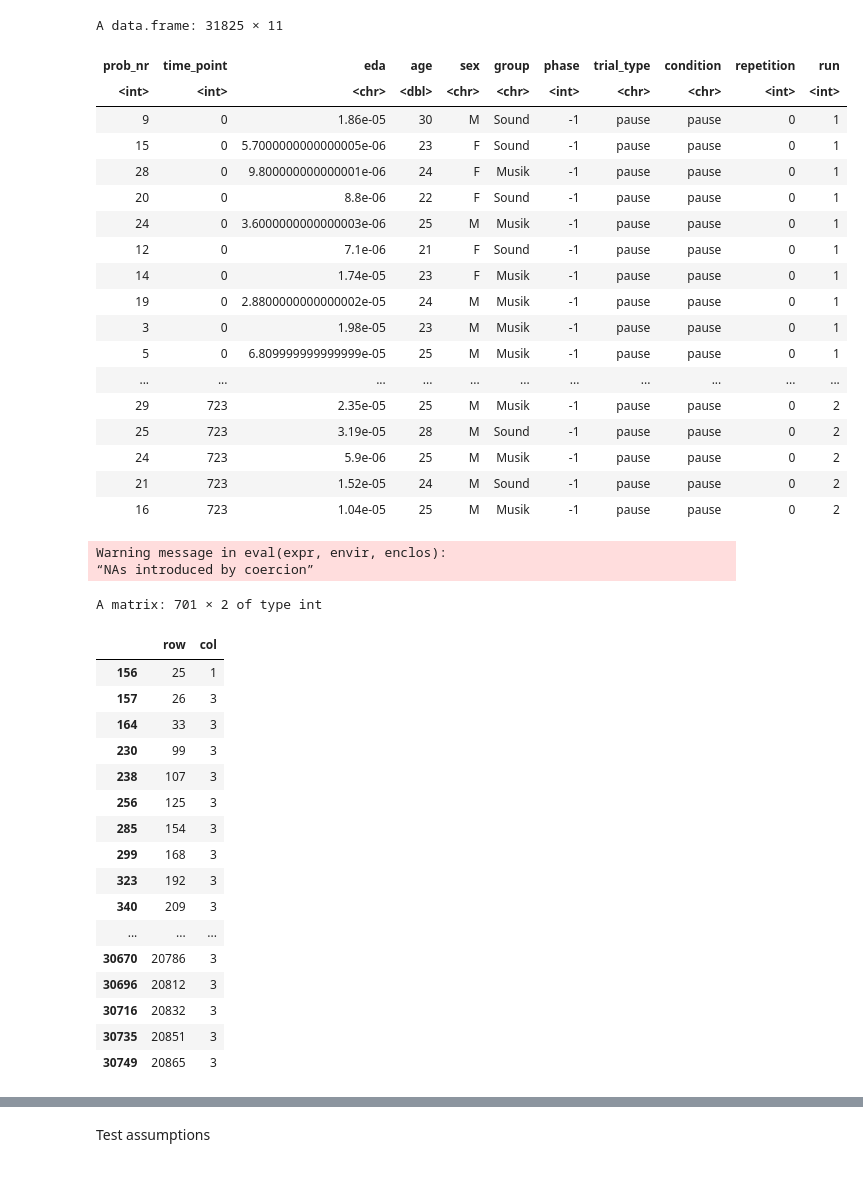
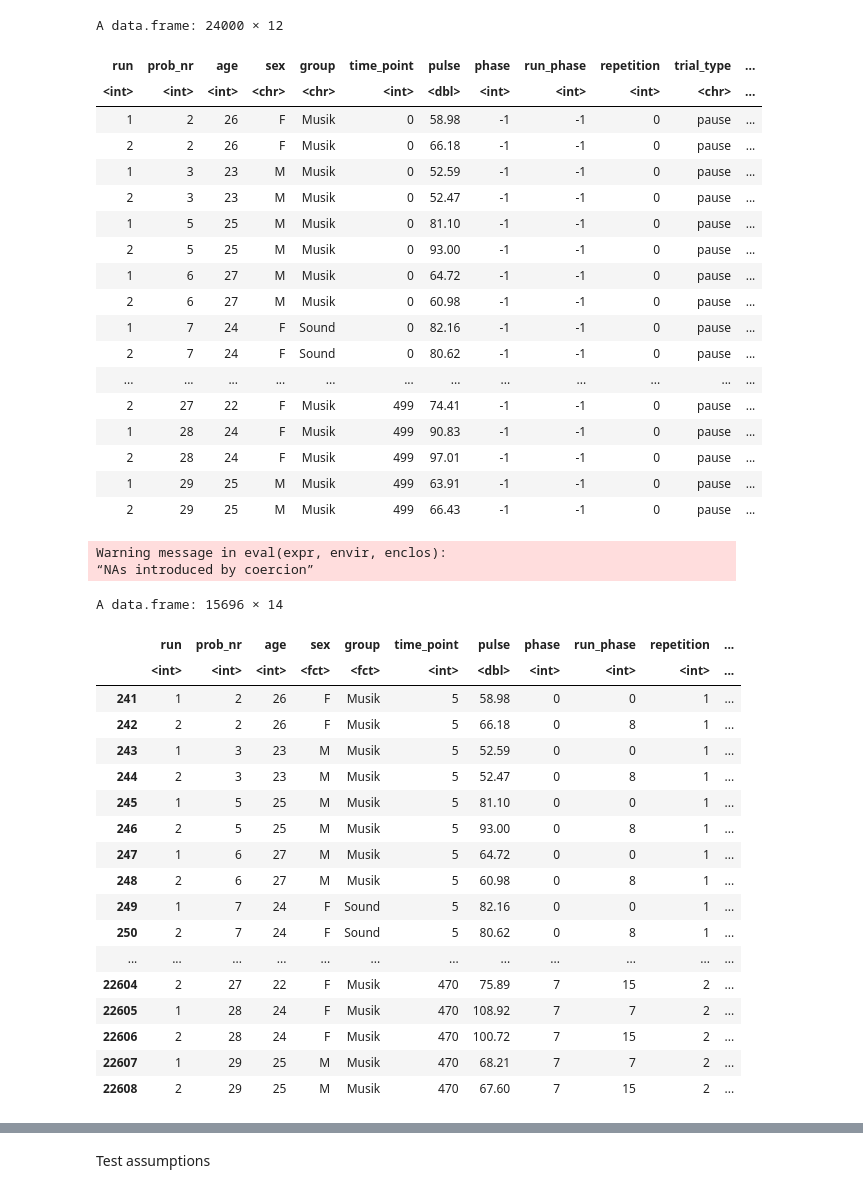
Before and after one commit to C0C0AN/MD_thesis_JanOttoHeiland, a Jupyter notebook: script/PulsStatistic.ipynb, the cells around one changed output, grey strips where cells are left out. Drawn from its saved outputs; the diff is of its cells as text; code cells hidden in the pictures.

```diff
--- a/script/PulsStatistic.ipynb
+++ b/script/PulsStatistic.ipynb
@@ -8,27 +26,27 @@ library(emmeans) # for post-hoc tests
 # %%
-d_long <- read.csv("eda/eda_long_new_kombiniert.csv", sep=",")
+d_long <- read.csv("puls/puls_long.tsv", sep="\t")
 names(d_long)[names(d_long) == "puls"] <- "pulse"
 d_long
 # %% [output]
-A data.frame: 31825 × 11
+A data.frame: 24000 × 12
-| prob_nr | time_point | eda | age | sex | group | phase | trial_type | condition | repetition | run |
-| <int> | <int> | <chr> | <dbl> | <chr> | <chr> | <int> | <chr> | <chr> | <int> | <int> |
-| 9 | 0 | 1.86e-05 | 30 | M | Sound | -1 | pause | pause | 0 | 1 |
-| 15 | 0 | 5.7000000000000005e-06 | 23 | F | Sound | -1 | pause | pause | 0 | 1 |
-| 28 | 0 | 9.800000000000001e-06 | 24 | F | Musik | -1 | pause | pause | 0 | 1 |
-| 20 | 0 | 8.8e-06 | 22 | F | Sound | -1 | pause | pause | 0 | 1 |
-| 24 | 0 | 3.6000000000000003e-06 | 25 | M | Musik | -1 | pause | pause | 0 | 1 |
-| 12 | 0 | 7.1e-06 | 21 | F | Sound | -1 | pause | pause | 0 | 1 |
-| 14 | 0 | 1.74e-05 | 23 | F | Musik | -1 | pause | pause | 0 | 1 |
-| 19 | 0 | 2.8800000000000002e-05 | 24 | M | Musik | -1 | pause | pause | 0 | 1 |
-| 3 | 0 | 1.98e-05 | 23 | M | Musik | -1 | pause | pause | 0 | 1 |
-| 5 | 0 | 6.809999999999999e-05 | 25 | M | Musik | -1 | pause | pause | 0 | 1 |
-| ... | ... | ... | ... | ... | ... | ... | ... | ... | ... | ... |
-| 29 | 723 | 2.35e-05 | 25 | M | Musik | -1 | pause | pause | 0 | 2 |
-| 25 | 723 | 3.19e-05 | 28 | M | Sound | -1 | pause | pause | 0 | 2 |
-| 24 | 723 | 5.9e-06 | 25 | M | Musik | -1 | pause | pause | 0 | 2 |
-| 21 | 723 | 1.52e-05 | 24 | M | Sound | -1 | pause | pause | 0 | 2 |
-| 16 | 723 | 1.04e-05 | 25 | M | Musik | -1 | pause | pause | 0 | 2 |
+| run | prob_nr | age | sex | group | time_point | pulse | phase | run_phase | repetition | trial_type | ... |
+| <int> | <int> | <int> | <chr> | <chr> | <int> | <dbl> | <int> | <int> | <int> | <chr> | ... |
+| 1 | 2 | 26 | F | Musik | 0 | 58.98 | -1 | -1 | 0 | pause | ... |
+| 2 | 2 | 26 | F | Musik | 0 | 66.18 | -1 | -1 | 0 | pause | ... |
+| 1 | 3 | 23 | M | Musik | 0 | 52.59 | -1 | -1 | 0 | pause | ... |
+| 2 | 3 | 23 | M | Musik | 0 | 52.47 | -1 | -1 | 0 | pause | ... |
+| 1 | 5 | 25 | M | Musik | 0 | 81.10 | -1 | -1 | 0 | pause | ... |
+| 2 | 5 | 25 | M | Musik | 0 | 93.00 | -1 | -1 | 0 | pause | ... |
+| 1 | 6 | 27 | M | Musik | 0 | 64.72 | -1 | -1 | 0 | pause | ... |
+| 2 | 6 | 27 | M | Musik | 0 | 60.98 | -1 | -1 | 0 | pause | ... |
+| 1 | 7 | 24 | F | Sound | 0 | 82.16 | -1 | -1 | 0 | pause | ... |
+| 2 | 7 | 24 | F | Sound | 0 | 80.62 | -1 | -1 | 0 | pause | ... |
+| ... | ... | ... | ... | ... | ... | ... | ... | ... | ... | ... | ... |
+| 2 | 27 | 22 | F | Musik | 499 | 74.41 | -1 | -1 | 0 | pause | ... |
+| 1 | 28 | 24 | F | Musik | 499 | 90.83 | -1 | -1 | 0 | pause | ... |
+| 2 | 28 | 24 | F | Musik | 499 | 97.01 | -1 | -1 | 0 | pause | ... |
+| 1 | 29 | 25 | M | Musik | 499 | 63.91 | -1 | -1 | 0 | pause | ... |
+| 2 | 29 | 25 | M | Musik | 499 | 66.43 | -1 | -1 | 0 | pause | ... |
 # %%
 d_long$type <- as.factor(d_long$trial_type)
 d_long$condition <- as.factor(d_long$condition)
@@ -50,24 +68,25 @@ Warning message in eval(expr, envir, enclos):
 which(is.na(d_long_new), arr.ind = TRUE)
 d_long_new = na.omit(d_long_new)
 # %% [output]
-A matrix: 701 × 2 of type int
+A data.frame: 15696 × 14
-|  | row | col |
-| 156 | 25 | 1 |
-| 157 | 26 | 3 |
-| 164 | 33 | 3 |
-| 230 | 99 | 3 |
-| 238 | 107 | 3 |
-| 256 | 125 | 3 |
-| 285 | 154 | 3 |
-| 299 | 168 | 3 |
-| 323 | 192 | 3 |
-| 340 | 209 | 3 |
-| ... | ... | ... |
-| 30670 | 20786 | 3 |
-| 30696 | 20812 | 3 |
-| 30716 | 20832 | 3 |
-| 30735 | 20851 | 3 |
-| 30749 | 20865 | 3 |
+|  | run | prob_nr | age | sex | group | time_point | pulse | phase | run_phase | repetition | ... |
+|  | <int> | <int> | <int> | <fct> | <fct> | <int> | <dbl> | <int> | <int> | <int> | ... |
+| 241 | 1 | 2 | 26 | F | Musik | 5 | 58.98 | 0 | 0 | 1 | ... |
+| 242 | 2 | 2 | 26 | F | Musik | 5 | 66.18 | 0 | 8 | 1 | ... |
+| 243 | 1 | 3 | 23 | M | Musik | 5 | 52.59 | 0 | 0 | 1 | ... |
+| 244 | 2 | 3 | 23 | M | Musik | 5 | 52.47 | 0 | 8 | 1 | ... |
+| 245 | 1 | 5 | 25 | M | Musik | 5 | 81.10 | 0 | 0 | 1 | ... |
+| 246 | 2 | 5 | 25 | M | Musik | 5 | 93.00 | 0 | 8 | 1 | ... |
+| 247 | 1 | 6 | 27 | M | Musik | 5 | 64.72 | 0 | 0 | 1 | ... |
+| 248 | 2 | 6 | 27 | M | Musik | 5 | 60.98 | 0 | 8 | 1 | ... |
+| 249 | 1 | 7 | 24 | F | Sound | 5 | 82.16 | 0 | 0 | 1 | ... |
+| 250 | 2 | 7 | 24 | F | Sound | 5 | 80.62 | 0 | 8 | 1 | ... |
+| ... | ... | ... | ... | ... | ... | ... | ... | ... | ... | ... | ... |
+| 22604 | 2 | 27 | 22 | F | Musik | 470 | 75.89 | 7 | 15 | 2 | ... |
+| 22605 | 1 | 28 | 24 | F | Musik | 470 | 108.92 | 7 | 7 | 2 | ... |
+| 22606 | 2 | 28 | 24 | F | Musik | 470 | 100.72 | 7 | 15 | 2 | ... |
+| 22607 | 1 | 29 | 25 | M | Musik | 470 | 68.21 | 7 | 7 | 2 | ... |
+| 22608 | 2 | 29 | 25 | M | Musik | 470 | 67.60 | 7 | 15 | 2 | ... |
 # %%
 summary(d_long_new)
 # %% [output]
```
Also changed, not shown: parts of 6 cells of this notebook, 1 other file.
